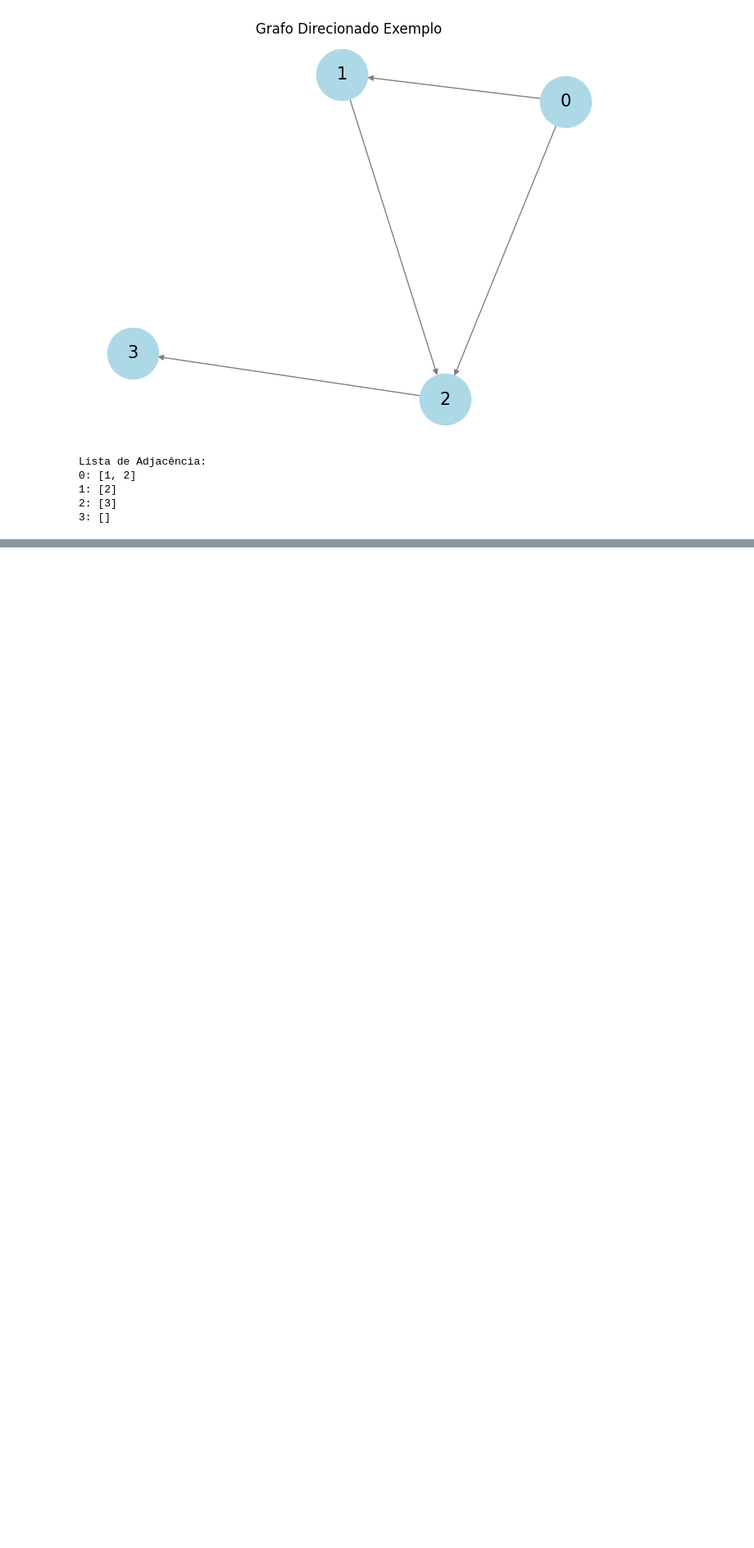
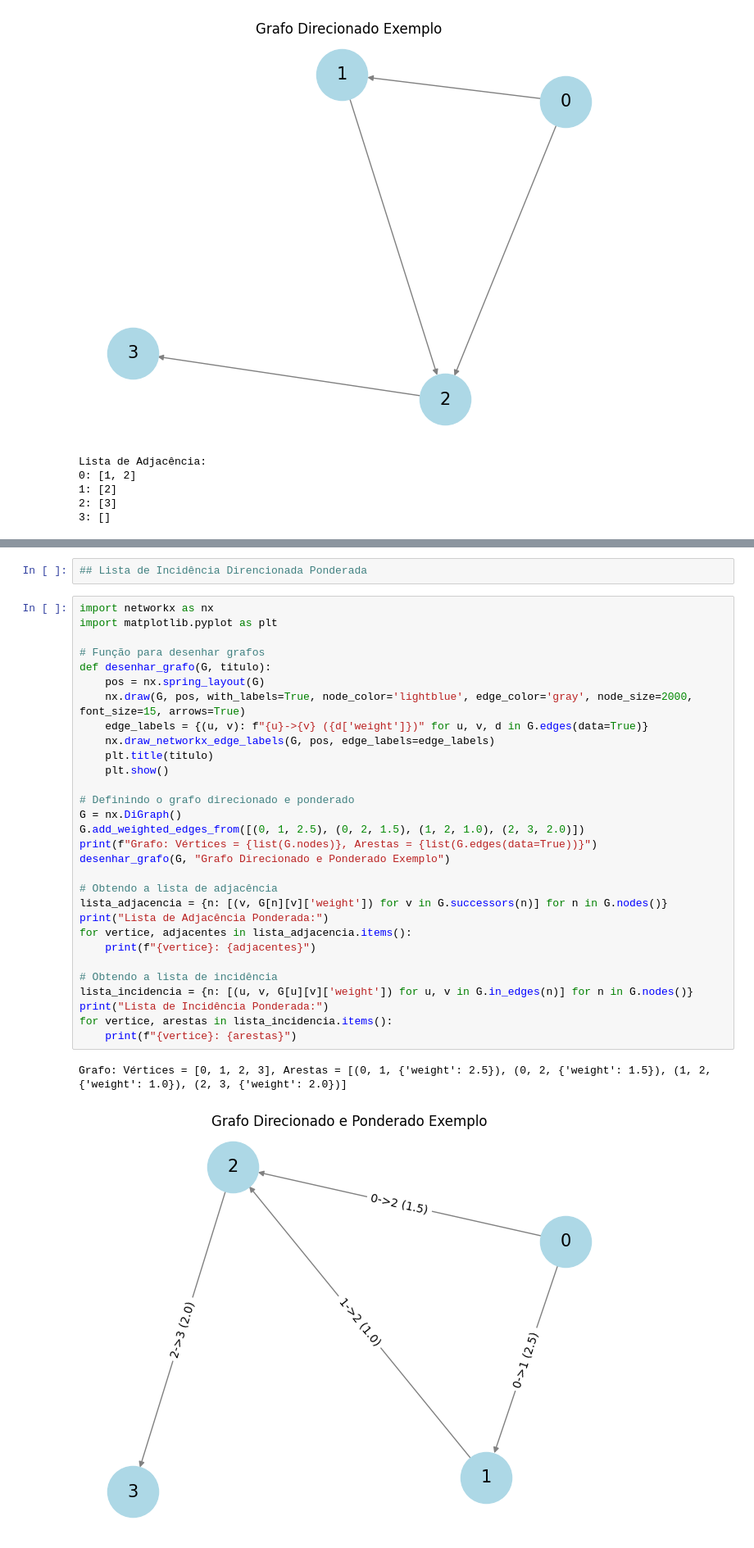
Before and after one commit to LeonardoVieiraGuimaraes/TeoriaGrafos, a Jupyter notebook: Aula02/Exercicio.ipynb, the cells around one changed output, grey strips where cells are left out. Shown at 82% size. Drawn from its saved outputs; the diff is of its cells as text; blank space fills up the shorter version.

```diff
--- a/Aula02/Exercicio.ipynb
+++ b/Aula02/Exercicio.ipynb
@@ -937,0 +1006,35 @@ Lista de Adjacência:
+# %%
+## Lista de Incidência Direncionada Ponderada
+# %%
+import networkx as nx
+import matplotlib.pyplot as plt
+
+# Função para desenhar grafos
+def desenhar_grafo(G, titulo):
+    pos = nx.spring_layout(G)
+    nx.draw(G, pos, with_labels=True, node_color='lightblue', edge_color='gray', node_size=2000, font_size=15, arrows=True)
+    edge_labels = {(u, v): f"{u}->{v} ({d['weight']})" for u, v, d in G.edges(data=True)}
+    nx.draw_networkx_edge_labels(G, pos, edge_labels=edge_labels)
+    plt.title(titulo)
+    plt.show()
+
+# Definindo o grafo direcionado e ponderado
+G = nx.DiGraph()
+G.add_weighted_edges_from([(0, 1, 2.5), (0, 2, 1.5), (1, 2, 1.0), (2, 3, 2.0)])
+print(f"Grafo: Vértices = {list(G.nodes)}, Arestas = {list(G.edges(data=True))}")
+desenhar_grafo(G, "Grafo Direcionado e Ponderado Exemplo")
+
+# Obtendo a lista de adjacência
+lista_adjacencia = {n: [(v, G[n][v]['weight']) for v in G.successors(n)] for n in G.nodes()}
+print("Lista de Adjacência Ponderada:")
+for vertice, adjacentes in lista_adjacencia.items():
+    print(f"{vertice}: {adjacentes}")
+
+# Obtendo a lista de incidência
+lista_incidencia = {n: [(u, v, G[u][v]['weight']) for u, v in G.in_edges(n)] for n in G.nodes()}
+print("Lista de Incidência Ponderada:")
+for vertice, arestas in lista_incidencia.items():
+    print(f"{vertice}: {arestas}")
+# %% [output]
+Grafo: Vértices = [0, 1, 2, 3], Arestas = [(0, 1, {'weight': 2.5}), (0, 2, {'weight': 1.5}), (1, 2, {'weight': 1.0}), (2, 3, {'weight': 2.0})]
+[figure, added]
```
Also changed, not shown: parts of 5 cells of this notebook.
